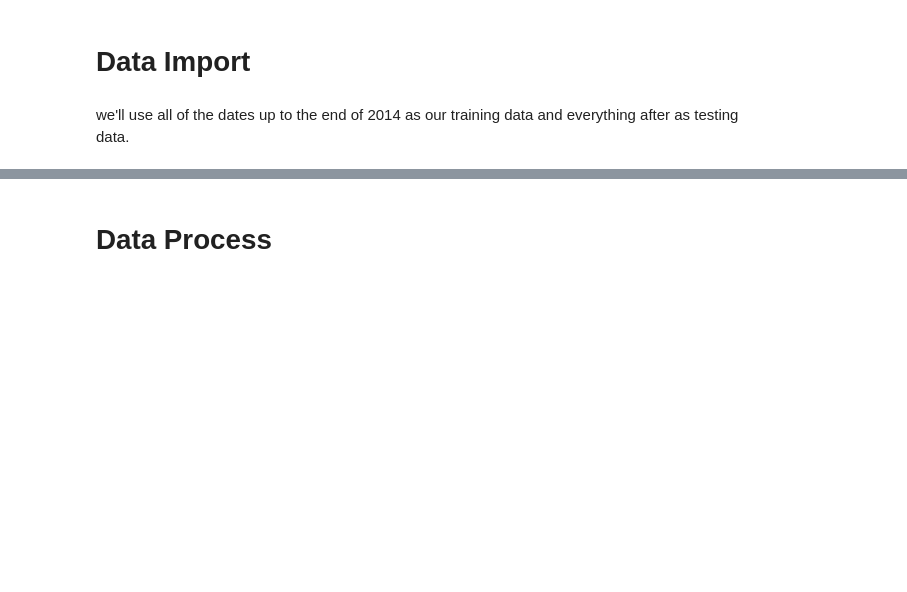
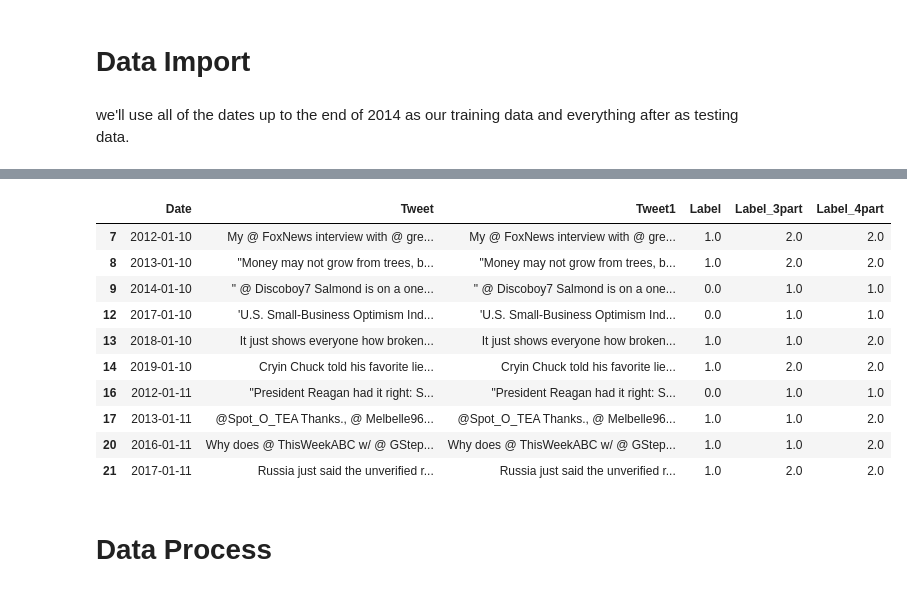
Before and after one commit to eucho/ms-nlp-seminar-2020, a Jupyter notebook: daih/use-news-to-predict-stock-markets.ipynb, the cells around one changed output, grey strips where cells are left out. Saved outputs shown, nothing was run; the diff lists cells and outputs as text; code cells hidden in the pictures; blank space fills up the shorter version.

```diff
--- a/daih/use-news-to-predict-stock-markets.ipynb
+++ b/daih/use-news-to-predict-stock-markets.ipynb
@@ -71,17 +73,16 @@ data.drop(columns=["Label"], inplace=True)
 #add more labels
 more_labels = pd.read_csv('./input/DJIA_table_all_addlabel.csv')
 # binary label
-#more_labels['Label']=np.where(more_labels['Open'] < more_labels['Close'], 1.0, 0.0)
+more_labels['Label']=np.where(more_labels['Open'] < more_labels['Close'], 1.0, 0.0)
 # label_4part
 #more_labels['Label'] = more_labels['Label_4part']
 # label_3part
-more_labels['Label'] = more_labels['Label_3part']
+#more_labels['Label'] = more_labels['Label_3part']
 binaryLabel = more_labels[['Date', 'Label', 'Label_4part', 'Label_3part']]
 binaryLabel["Date"] = pd.to_datetime(binaryLabel["Date"])
 binaryLabel['Date']=binaryLabel['Date'].dt.strftime('%Y-%m-%d')
 
 data = pd.merge(data, binaryLabel,how='left',on='Date')
-data.head(10)
 
 # Drop rows with any empty cells
 data.dropna(
@@ -92,5 +93,7 @@ data.dropna(
     inplace=True
 )
 
+#data.head(10)
+
 #train = data[data['Date'] < '2015-05-31']
 #test = data[data['Date'] > '2015-06-01']
@@ -99,35 +125,49 @@ data.dropna(
 tweets = pd.read_csv('./input/realdonaldtrump.csv')
 tweets = tweets.groupby('Date')['Tweet'].apply(', '.join).reset_index()
 #tweets.head(20)
 #remove URLs in tweet
 tweets["Date"] = pd.to_datetime(tweets["Date"])
 tweets["Date"]=tweets["Date"].dt.strftime('%Y-%m-%d')
 tweets['Tweet'] = tweets['Tweet'].str.replace('http\S+|www.\S+', ' ', case=False)
 tweets['Tweet1'] = tweets['Tweet']
 tweets.head(10)
 tweets.to_csv('./output/realdonaldtrump-cooked.csv')
 
 tweets = pd.merge(tweets, binaryLabel[['Date','Label', 'Label_3part','Label_4part']],how='left',on='Date')
 # Drop rows with any empty cells
 tweets.dropna(
     axis=0,
     how='any',
     thresh=None,
     subset=None,
     inplace=True
 )
 
-train = tweets[(tweets['Date'] < '2019-05-31') & (tweets['Date'] > '2016-01-01')]
+train = tweets[tweets['Date'] < '2019-05-31']
 test = tweets[tweets['Date'] > '2019-06-01']
+
+#train.head(10)
 
 #tweets.drop(columns=["Tweet"], inplace=True)
 #tweetsTrain = tweets[tweets['Date'] < '2015-05-31']
 #tweetsTest = tweets[tweets['Date'] > '2015-06-01']
 
 #train = pd.merge(train, tweetsTrain[['Date','Top26']],how='left',on='Date')
 #test = pd.merge(test, tweetsTest[['Date','Top26']],how='left',on='Date')
 #data.to_csv('./output/combined-tweets.csv')
-#data.head(10
+#data.head(10)
+# %% [output]
+|  | Date | Tweet | Tweet1 | Label | Label_3part | Label_4part |
+| 7 | 2012-01-10 | My @ FoxNews interview with @ gre... | My @ FoxNews interview with @ gre... | 1.0 | 2.0 | 2.0 |
+| 8 | 2013-01-10 | "Money may not grow from trees, b... | "Money may not grow from trees, b... | 1.0 | 2.0 | 2.0 |
+| 9 | 2014-01-10 | " @ Discoboy7 Salmond is on a one... | " @ Discoboy7 Salmond is on a one... | 0.0 | 1.0 | 1.0 |
+| 12 | 2017-01-10 | 'U.S. Small-Business Optimism Ind... | 'U.S. Small-Business Optimism Ind... | 0.0 | 1.0 | 1.0 |
+| 13 | 2018-01-10 | It just shows everyone how broken... | It just shows everyone how broken... | 1.0 | 1.0 | 2.0 |
+| 14 | 2019-01-10 | Cryin Chuck told his favorite lie... | Cryin Chuck told his favorite lie... | 1.0 | 2.0 | 2.0 |
+| 16 | 2012-01-11 | "President Reagan had it right: S... | "President Reagan had it right: S... | 0.0 | 1.0 | 1.0 |
+| 17 | 2013-01-11 | @Spot_O_TEA Thanks., @ Melbelle96... | @Spot_O_TEA Thanks., @ Melbelle96... | 1.0 | 1.0 | 2.0 |
+| 20 | 2016-01-11 | Why does @ ThisWeekABC w/ @ GStep... | Why does @ ThisWeekABC w/ @ GStep... | 1.0 | 1.0 | 2.0 |
+| 21 | 2017-01-11 | Russia just said the unverified r... | Russia just said the unverified r... | 1.0 | 2.0 | 2.0 |
 # %% [markdown]
 # Data Process
 # %% [markdown]
```
Also changed, not shown: parts of 34 cells of this notebook.
